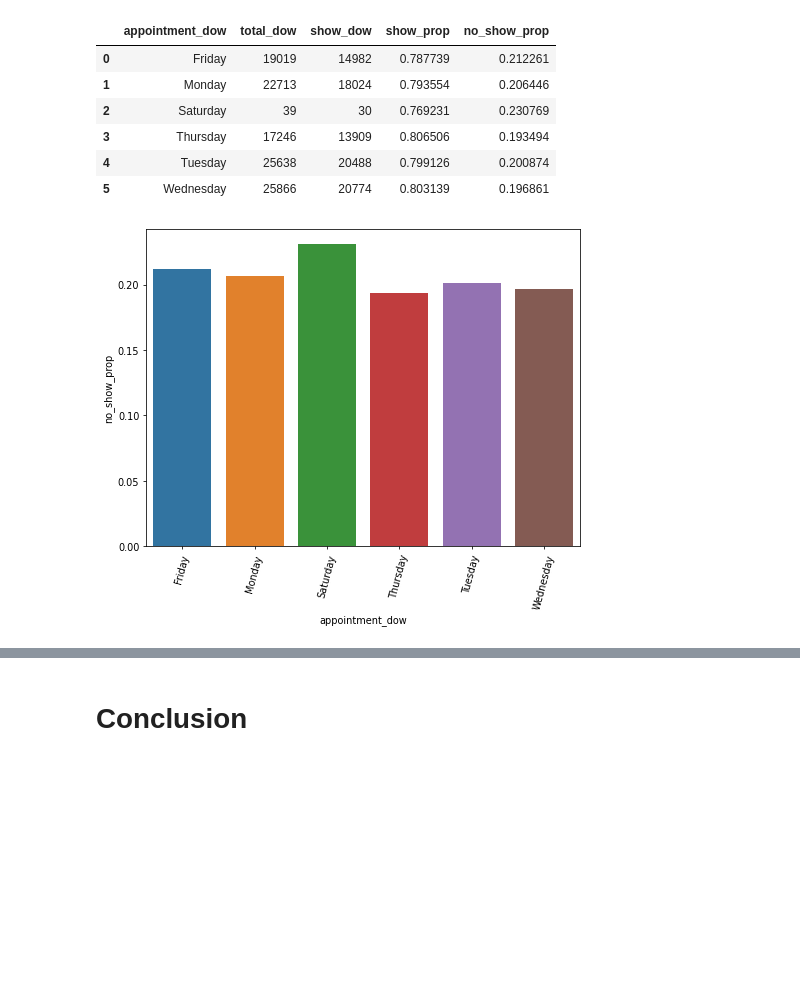
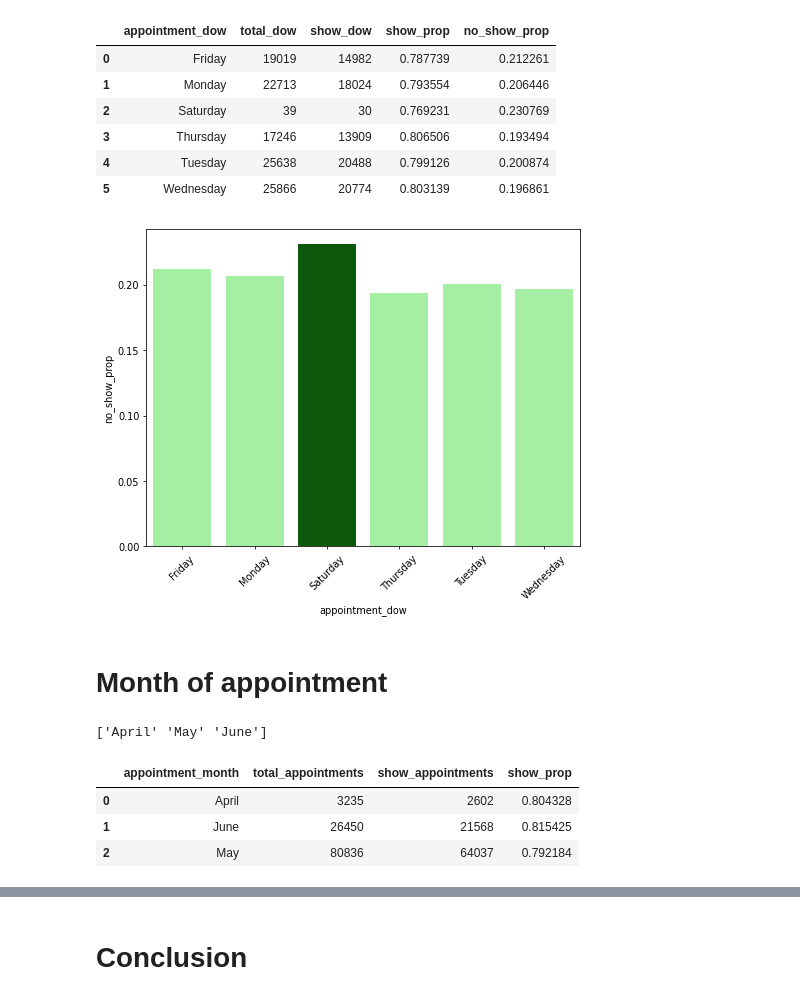
Before and after one commit to dishankkalra23/Medical-Appointment-No-Shows, a Jupyter notebook: Medical_Appointment_No_Shows.ipynb, the cells around one changed output, grey strips where cells are left out. Cells and saved outputs as stored; diff of their text form; code cells hidden in the pictures; blank space fills up the shorter version.

Commit message:
Updated color palette

```diff
--- a/Medical_Appointment_No_Shows.ipynb
+++ b/Medical_Appointment_No_Shows.ipynb
@@ -173,6 +173,7 @@ df['ScheduledTime'] = pd.to_datetime(df.ScheduledDay).dt.time
 df['AppointmentTime'] = pd.to_datetime(df.AppointmentDay).dt.time
 # %%
 df['appointment_dow'] = pd.to_datetime(df.AppointmentDay).dt.day_name()
+df['appointment_month'] = pd.to_datetime(df.AppointmentDay).dt.month_name()
 # %%
 df['ScheduledDay'] = df['ScheduledDay'].dt.date
 df['AppointmentDay'] = df['AppointmentDay'].dt.date
@@ -804,7 +823,16 @@ appointment_day_of_week
 | 5 | Wednesday | 25866 | 20774 | 0.803139 | 0.196861 |
 # %%
 plt.figure(figsize=(8,6),dpi=70)
-sns.barplot(data=appointment_day_of_week,x='appointment_dow',y='no_show_prop')
-plt.xticks(rotation=75);
+values = appointment_day_of_week.no_show_prop
+clrs = ['palegreen' if (x < max(values)) else 'darkgreen' for x in values ]
+sns.barplot(data=appointment_day_of_week,x='appointment_dow',y='no_show_prop',palette=clrs)
+plt.xticks(rotation=45);
 # %% [output]
-[figure, old version]
+[figure, new version]
+# %% [markdown]
+# Month of appointment
+# %%
+months = df.appointment_month.unique()
+print(months)
+# %% [output]
+['April' 'May' 'June']
@@ -810,0 +846,7 @@ plt.xticks(rotation=75);
+# %%
+appointment_month
+# %% [output]
+|  | appointment_month | total_appointments | show_appointments | show_prop |
+| 0 | April | 3235 | 2602 | 0.804328 |
+| 1 | June | 26450 | 21568 | 0.815425 |
+| 2 | May | 80836 | 64037 | 0.792184 |
```
Also changed, not shown: parts of 34 cells of this notebook.
